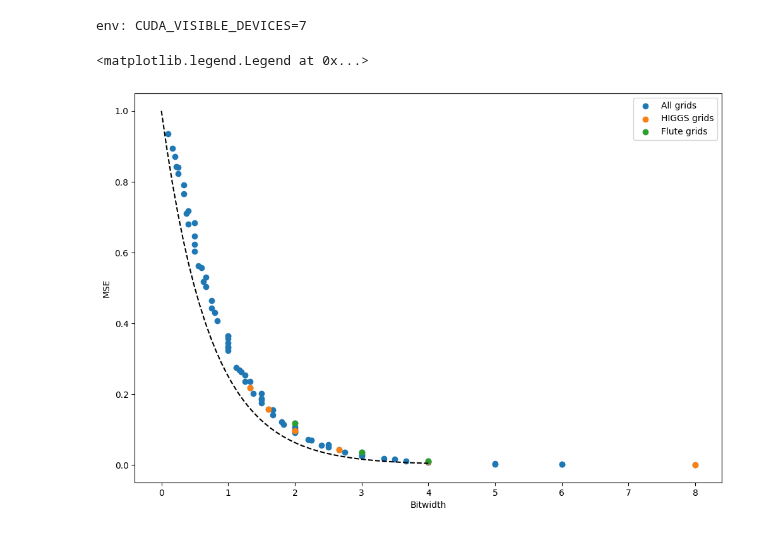
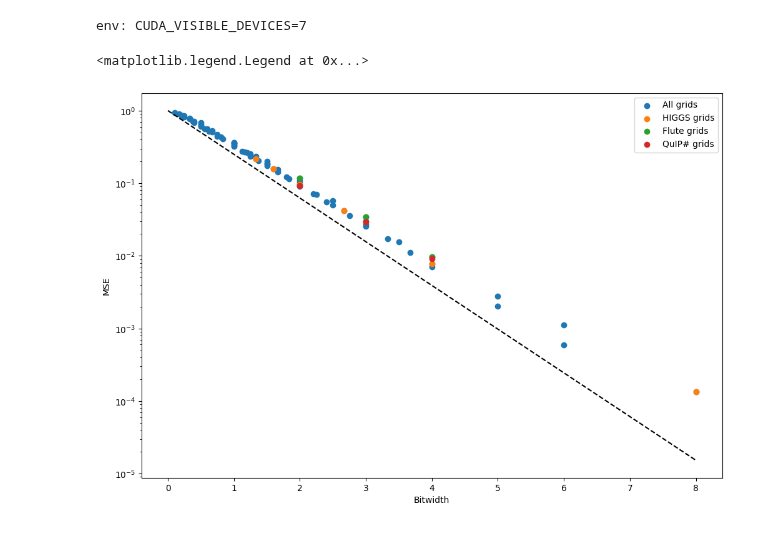
Before and after one commit to galqiwi/linear-layer-compression, a Jupyter notebook: Andrei/gptq/plots.ipynb, the cells around one changed output. Saved outputs shown, nothing was run; the diff lists cells and outputs as text; code cells hidden in the pictures.

```diff
--- a/Andrei/gptq/plots.ipynb
+++ b/Andrei/gptq/plots.ipynb
@@ -393,32 +393,63 @@ def eval_grid(edenn_d: int, edenn_n: int):
 good_grids_with_mse = []
 for (edenn_d, edenn_n) in good_grids:
     mse, entropy = eval_grid(edenn_d, edenn_n)
-    good_grids_with_mse.append(
-        {"edenn_d": edenn_d, "edenn_n": edenn_n, "mse": mse, "bits": math.log2(edenn_n) / edenn_d, "entropy": entropy}
-    )
+    good_grids_with_mse.append({
+            "name": f"edenn_{edenn_d}_{edenn_n}",
+            "mse": mse, "bits": math.log2(edenn_n) / edenn_d,
+            "edenn_d": edenn_d, "edenn_n": edenn_n, "entropy": entropy
+    })
 # %% [output]
 env: CUDA_VISIBLE_DEVICES=7
+# %%
+from e8p2 import QUIP_SHARP_QUANTIZER_2
+from e8p3 import QUIP_SHARP_QUANTIZER_3
+from e8p4 import QUIP_SHARP_QUANTIZER_4
+
+with torch.no_grad():
+    x = torch.empty((2**18, 8), device="cuda").normal_()
+    dequant = QUIP_SHARP_QUANTIZER_2.quantize(x, return_idx=False)
+    quip_sharp_2_mse = (x - dequant).pow(2).mean().item()
+
+    dequant = QUIP_SHARP_QUANTIZER_3.quantize(x, return_idx=False)
+    quip_sharp_3_mse = (x - dequant).pow(2).mean().item()
+
+    dequant = QUIP_SHARP_QUANTIZER_4.quantize(x, return_idx=False)
+    quip_sharp_4_mse = (x - dequant).pow(2).mean().item()
+
+    quip_sharp_grids = [
+        {"name": "quipsharp_2", "mse": quip_sharp_2_mse, "bits": 2},
+        {"name": "quipsharp_3", "mse": quip_sharp_3_mse, "bits": 3},
+        {"name": "quipsharp_4", "mse": quip_sharp_4_mse, "bits": 4},
+    ]
+# %%
+bnb_grids = [
+    {"name": "nf4", "mse": 0.0001688, "bits": 8 + 16 / 4096},
+    {"name": "int8", "mse": 0.008422, "bits": 4 + 16 / 64},
+]
 # %%
 import numpy as np
 import matplotlib.pyplot as plt
 
 higgs_grids = [grid for grid in good_grids_with_mse if grid['edenn_n'] == 256 and grid['bits'] >= 1.3]
 flute_grids = [grid for grid in good_grids_with_mse if grid["edenn_n"] in [4, 8, 16] and grid["edenn_d"] == 1]
-higgs_flute_grids = higgs_grids + flute_grids
+combo_grids = flute_grids + bnb_grids # + quip_sharp_grids
 
 plt.scatter([v["bits"] for v in good_grids_with_mse], [v["mse"] for v in good_grids_with_mse], label="All grids")
 plt.scatter([v["bits"] for v in higgs_grids], [v["mse"] for v in higgs_grids], label="HIGGS grids")
 plt.scatter([v["bits"] for v in flute_grids], [v["mse"] for v in flute_grids], label="Flute grids")
+plt.scatter([v["bits"] for v in quip_sharp_grids], [v["mse"] for v in quip_sharp_grids], label="QuIP# grids")
 
-plt.plot(np.linspace(0, 4), np.power(4, -np.linspace(0, 4)), linestyle="--", color="black")
+plt.plot(np.linspace(0, 8), np.power(4, -np.linspace(0, 8)), linestyle="--", color="black")
 
 plt.xlabel("Bitwidth")
 plt.ylabel("MSE")
 
+plt.yscale("log")
+
 plt.legend()
 # %% [output]
 <matplotlib.legend.Legend at 0x...>
-[figure, old version]
+[figure, new version]
 # %%
 from ortools.linear_solver import pywraplp
 
```
Also changed, not shown: parts of 10 cells of this notebook.
